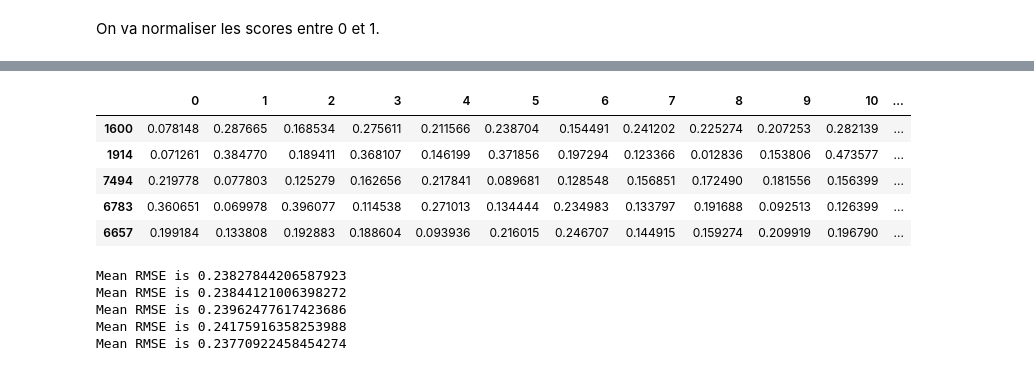
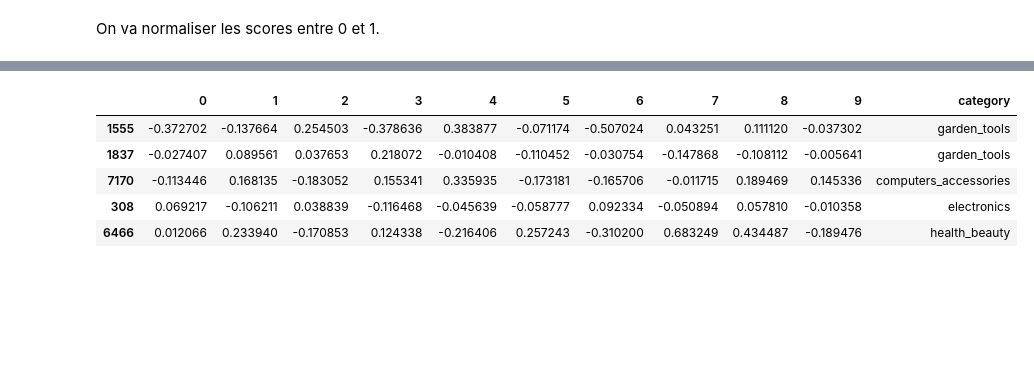
Before and after one commit to MrSneaker/ProjetDataMining, a Jupyter notebook: recommendation/notebook.ipynb, the cells around one changed output, grey strips where cells are left out. Saved outputs shown, nothing was run; the diff lists cells and outputs as text; code cells hidden in the pictures; blank space fills up the shorter version.

```diff
--- a/recommendation/notebook.ipynb
+++ b/recommendation/notebook.ipynb
@@ -405,0 +405,6 @@ data_ratings.head()
+# %%
+mean = data_ratings['review_score'].mean()
+std = data_ratings['review_score'].std()
+data_ratings['standardized_score'] = (data_ratings['review_score'] - mean) / std
+
+print(data_ratings['standardized_score'].describe())
@@ -405,0 +423,3 @@ data_ratings.head()
+# %%
+data_ratings.drop(columns=['review_score'], inplace=True)
+data_ratings.head()
@@ -421,7 +448,7 @@ def found_best_model(factors: list, data, model_name, model_type: str):
         elif model_type == 'svdpp':
             model = SVDpp(n_factors=n)
 
-        results1 = cross_validate(model, data, measures=['RMSE'], cv=5, verbose=False)
+        results1 = cross_validate(model, data, measures=['RMSE'], cv=5, verbose=False, n_jobs=-1)
 
         mean_rmse1 = np.mean(results1['test_rmse'])
 
@@ -435,8 +462,8 @@ def found_best_model(factors: list, data, model_name, model_type: str):
     print("Le meilleur modèle a été enregistré avec un RMSE de :", best_rmse)
 
 
-reader = Reader(rating_scale=(data_ratings['review_score'].min(), data_ratings['review_score'].max()))
-data_ratings_surprise = Dataset.load_from_df(data_ratings, reader)
+reader = Reader(rating_scale=(data_ratings['standardized_score'].min(), data_ratings['standardized_score'].max()))
+data_ratings_surprise = Dataset.load_from_df(data_ratings.drop(columns=['product_category_name']), reader)
 
 factors = [2, 8, 16, 32, 64, 128, 512]
 found_best_model(factors, data_ratings_surprise, model_name='best_svd', model_type='svd')
@@ -464,15 +478,0 @@ Le meilleur modèle a été enregistré avec un RMSE de : 0.2627994201053422
-# %%
-import joblib
-
-trainset = data_ratings_surprise.build_full_trainset()
-
-model = joblib.load('best_svd.pkl')
-model.fit(trainset)
-
-feature_mat = model.qi
-
-product_id = [trainset.to_raw_iid(x) for x in range(len(feature_mat))]
-
-feature_df = pd.DataFrame(feature_mat, index=product_id)
-
-feature_df.head()
@@ -521,23 +541,24 @@ Le meilleur modèle a été enregistré avec un RMSE de : 0.23917849069689262
 # %%
 import joblib
 
 trainset = data_ratings_surprise.build_full_trainset()
 
-model = joblib.load('best_nmf.pkl')
+model = joblib.load('best_model.pkl')
 model.fit(trainset)
 
 feature_mat = model.qi
 
 product_id = [trainset.to_raw_iid(x) for x in range(len(feature_mat))]
 
 feature_df = pd.DataFrame(feature_mat, index=product_id)
+feature_df['category'] = feature_df.index.map(lambda pid: data_ratings.loc[data_ratings['product_id'] == pid, 'product_category_name'].iloc[0])
 
 feature_df.head()
 # %% [output]
-|  | 0 | 1 | 2 | 3 | 4 | 5 | 6 | 7 | 8 | 9 | 10 | ... |
-| 1600 | 0.078148 | 0.287665 | 0.168534 | 0.275611 | 0.211566 | 0.238704 | 0.154491 | 0.241202 | 0.225274 | 0.207253 | 0.282139 | ... |
-| 1914 | 0.071261 | 0.384770 | 0.189411 | 0.368107 | 0.146199 | 0.371856 | 0.197294 | 0.123366 | 0.012836 | 0.153806 | 0.473577 | ... |
-| 7494 | 0.219778 | 0.077803 | 0.125279 | 0.162656 | 0.217841 | 0.089681 | 0.128548 | 0.156851 | 0.172490 | 0.181556 | 0.156399 | ... |
-| 6783 | 0.360651 | 0.069978 | 0.396077 | 0.114538 | 0.271013 | 0.134444 | 0.234983 | 0.133797 | 0.191688 | 0.092513 | 0.126399 | ... |
-| 6657 | 0.199184 | 0.133808 | 0.192883 | 0.188604 | 0.093936 | 0.216015 | 0.246707 | 0.144915 | 0.159274 | 0.209919 | 0.196790 | ... |
+|  | 0 | 1 | 2 | 3 | 4 | 5 | 6 | 7 | 8 | 9 | category |
+| 1555 | -0.372702 | -0.137664 | 0.254503 | -0.378636 | 0.383877 | -0.071174 | -0.507024 | 0.043251 | 0.111120 | -0.037302 | garden_tools |
+| 1837 | -0.027407 | 0.089561 | 0.037653 | 0.218072 | -0.010408 | -0.110452 | -0.030754 | -0.147868 | -0.108112 | -0.005641 | garden_tools |
+| 7170 | -0.113446 | 0.168135 | -0.183052 | 0.155341 | 0.335935 | -0.173181 | -0.165706 | -0.011715 | 0.189469 | 0.145336 | computers_accessories |
+| 308 | 0.069217 | -0.106211 | 0.038839 | -0.116468 | -0.045639 | -0.058777 | 0.092334 | -0.050894 | 0.057810 | -0.010358 | electronics |
+| 6466 | 0.012066 | 0.233940 | -0.170853 | 0.124338 | -0.216406 | 0.257243 | -0.310200 | 0.683249 | 0.434487 | -0.189476 | health_beauty |
 # %%
@@ -559,28 +587,3 @@ px.scatter(tsne_df,
-# %%
-def optimize_model(model_type: str, n_factor, lr_value: list, data):
-    best_rmse = inf
-    best_model = None
-    for lr in lr_value:
-        if model_type == 'svd':
-            model = SVD(n_factor, lr_all=lr)
-        elif model_type == 'nmf':
-            model = NMF(n_factor, lr_bu=lr, lr_bi=lr)
-        test = cross_validate(model, data, cv=5)
-        mean_rmse = np.mean(test['test_rmse'])
-        print(f'Mean RMSE is {mean_rmse}')
-        if mean_rmse < best_rmse:
-            best_rmse = mean_rmse
-            best_model = model
-    joblib.dump(best_model, 'best_model.pkl')
-
-
-optimize_model('nmf', 100, [0.0001, 0.0005, 0.0009, 0.001, 0.005], data_ratings_surprise)
-# %% [output]
-Mean RMSE is 0.23827844206587923
-Mean RMSE is 0.23844121006398272
-Mean RMSE is 0.23962477617423686
-Mean RMSE is 0.24175916358253988
-Mean RMSE is 0.23770922458454274
 # %%
 from surprise import Reader
 from surprise import Dataset
```
Also changed, not shown: parts of 28 cells of this notebook, 2 other files.
